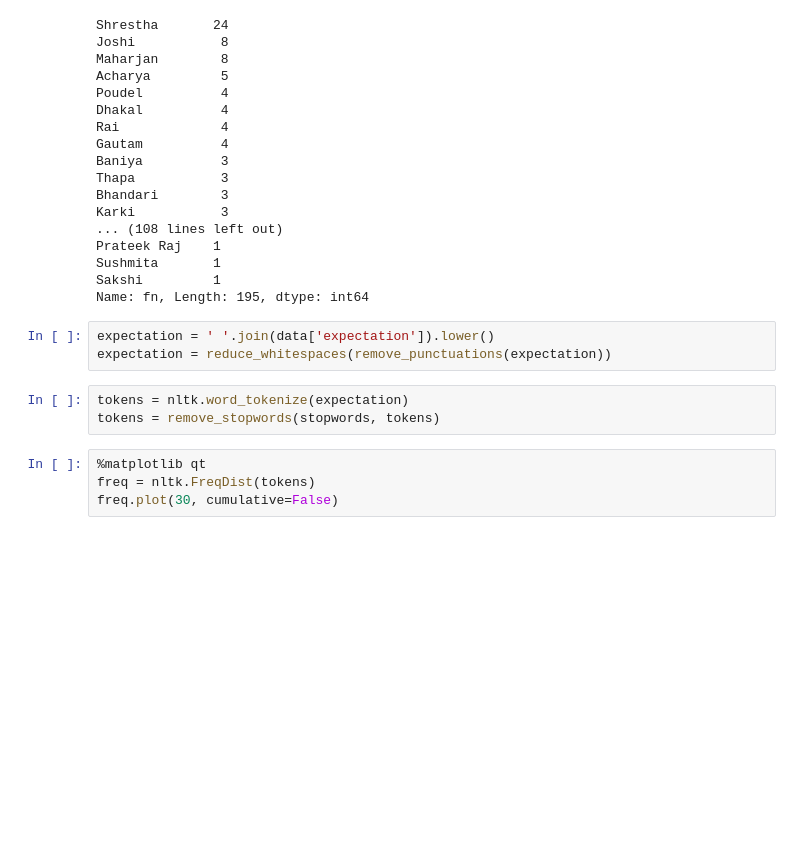
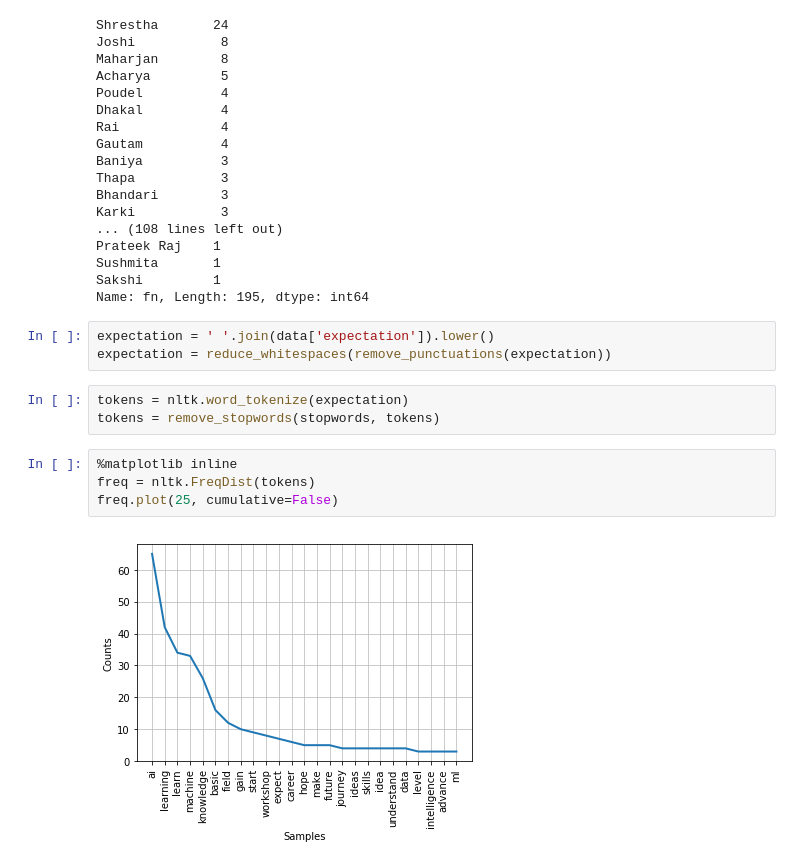
Before and after one commit to AiDevNepal/grand-design, a Jupyter notebook: grand-analysis.ipynb, the cells around one changed output. Saved outputs shown, nothing was run; the diff lists cells and outputs as text; blank space fills up the shorter version.

Commit message:
Add inlint plot for matplotlib

```diff
--- a/grand-analysis.ipynb
+++ b/grand-analysis.ipynb
@@ -107,6 +107,8 @@ expectation = reduce_whitespaces(remove_punctuations(expectation))
 tokens = nltk.word_tokenize(expectation)
 tokens = remove_stopwords(stopwords, tokens)
 # %%
-%matplotlib qt
+%matplotlib inline
 freq = nltk.FreqDist(tokens)
-freq.plot(30, cumulative=False)
+freq.plot(25, cumulative=False)
+# %% [output]
+[figure, added]
```
